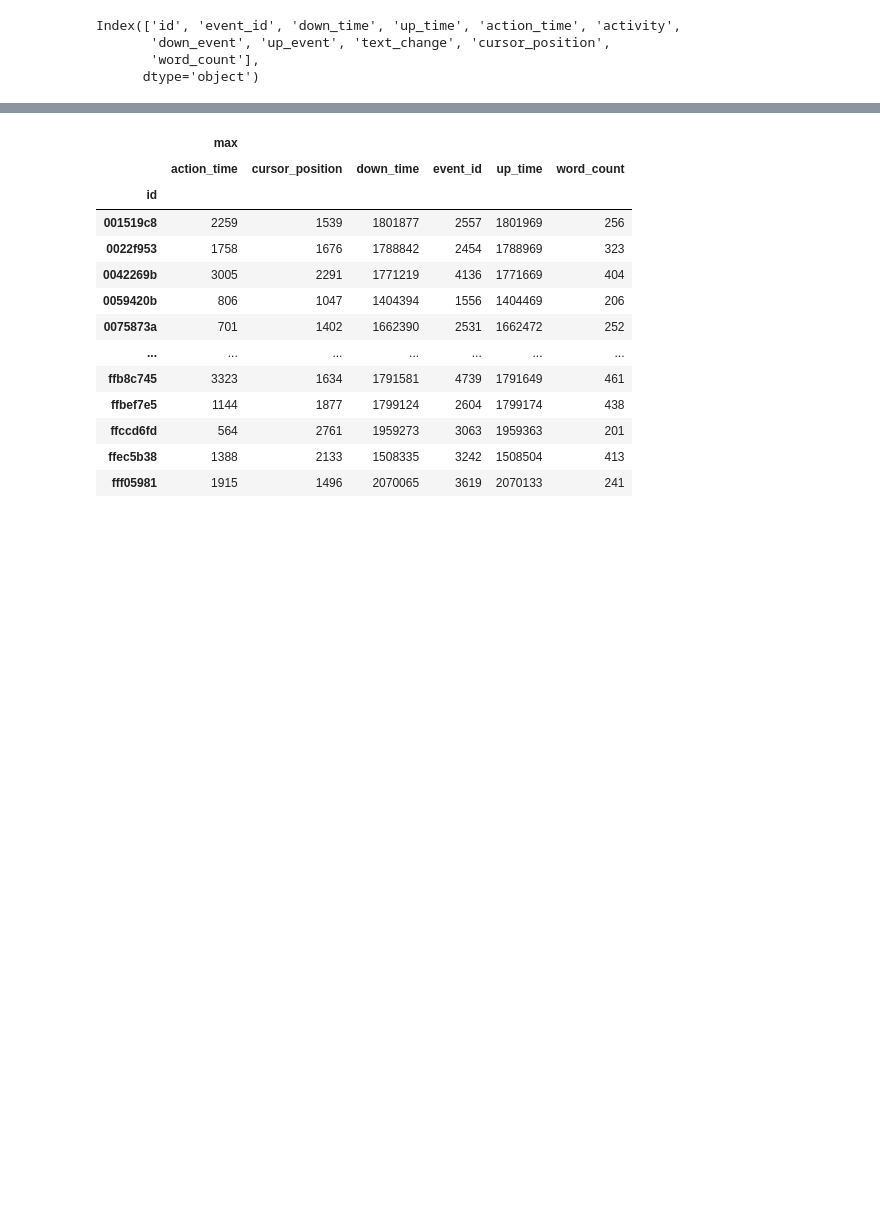
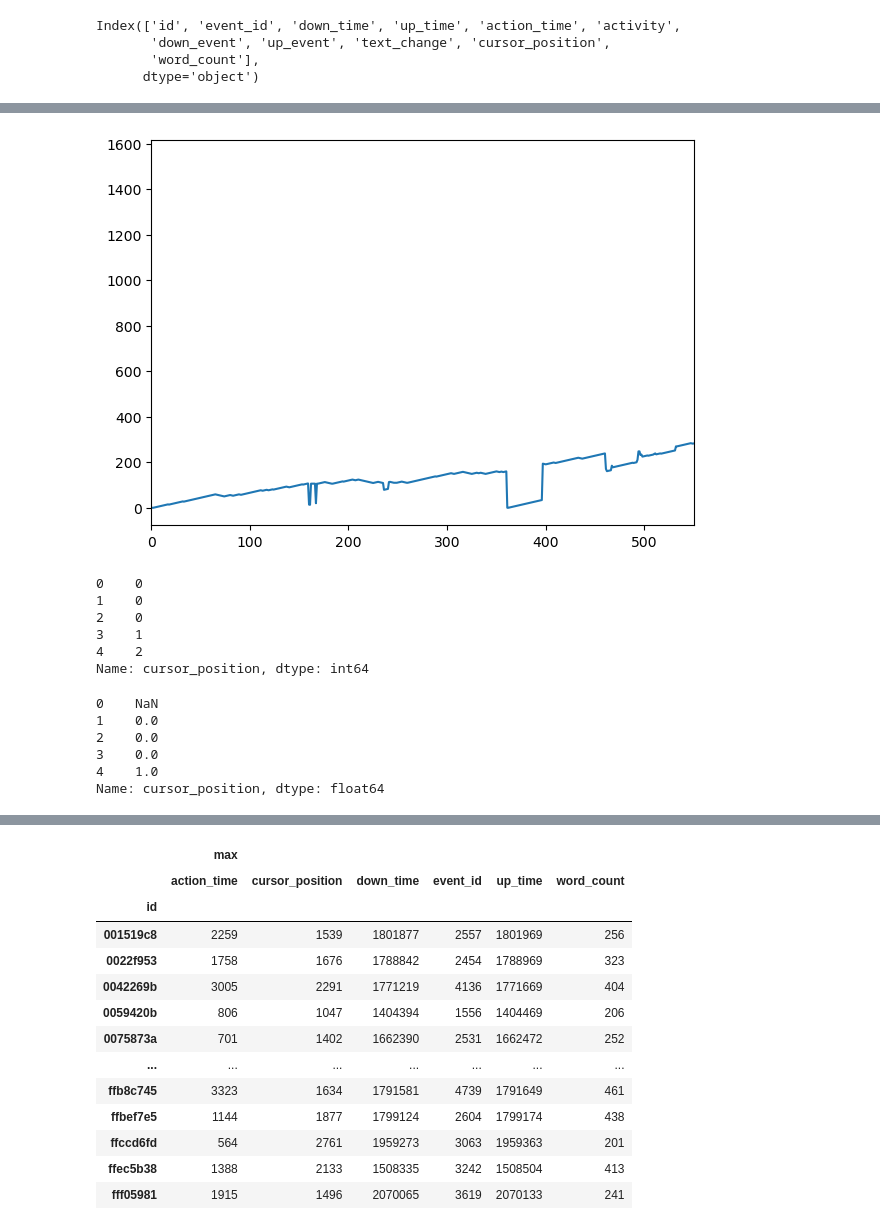
Before and after one commit to dvdhartsman/writing_processes_to_quality, a Jupyter notebook: Writing_Processes.ipynb, the cells around one changed output, grey strips where cells are left out. Drawn from its saved outputs; the diff is of its cells as text; code cells hidden in the pictures; blank space fills up the shorter version.

```diff
--- a/Writing_Processes.ipynb
+++ b/Writing_Processes.ipynb
@@ -351,0 +397,20 @@ Index(['id', 'event_id', 'down_time', 'up_time', 'action_time', 'activity',
+# %%
+# TEXT CHANGE COLUMN
+
+# Need to extract:
+    # Characters
+    # Quotes
+    # Periods
+    # Question marks
+    # Commas
+    # Semi-Colons
+    # Exclamation points
+
+df["characters"] = df['text_change'].str.contains('q').astype(int)
+df["quotations"] = df['text_change'].str.contains('"').astype(int)
+df["periods"] = df['text_change'].str.contains(".").astype(int)
+df["question_marks"] = df['text_change'].str.contains("?").astype(int)
+df["commas"] = df['text_change'].str.contains(",").astype(int)
+df["colons"] = df['text_change'].str.contains(":").astype(int)
+df["semi_colons"] = df['text_change'].str.contains(";").astype(int)
+df["exclamation_points"] = df['text_change'].str.contains("!").astype(int)
@@ -351,0 +452,4 @@ Index(['id', 'event_id', 'down_time', 'up_time', 'action_time', 'activity',
+# %%
+# capture all movements into a more general category
+
+df.loc[df["activity"].str.contains("Move"), "activity"] = "Movement"
@@ -351,0 +565,25 @@ Index(['id', 'event_id', 'down_time', 'up_time', 'action_time', 'activity',
+# %%
+
+fig, ax = plt.subplots(figsize=(7,5))
+df.loc[df["id"] == '001519c8', 'cursor_position'].plot(kind="line", ax=ax)
+ax.set_xlim(0, 550);
+# %% [output]
+[figure, added]
+# %%
+df["cursor_position"][:5]
+# %% [output]
+0    0
+1    0
+2    0
+3    1
+4    2
+Name: cursor_position, dtype: int64
+# %%
+df['cursor_position'].shift(1)[:5]
+# %% [output]
+0    NaN
+1    0.0
+2    0.0
+3    0.0
+4    1.0
+Name: cursor_position, dtype: float64
```
Also changed, not shown: parts of 152 cells of this notebook.
